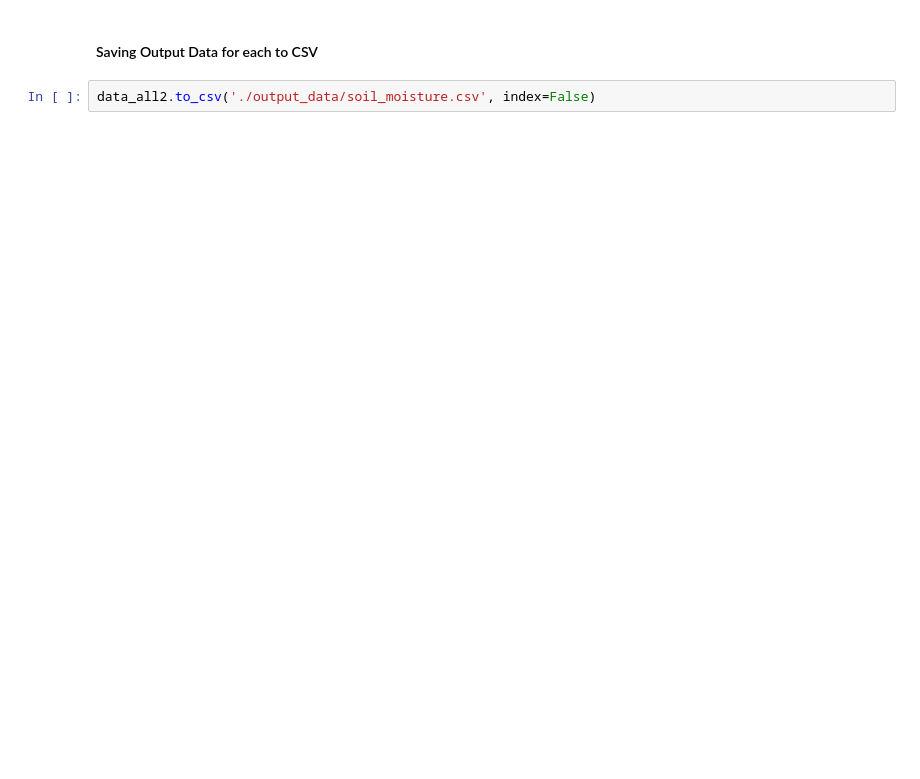
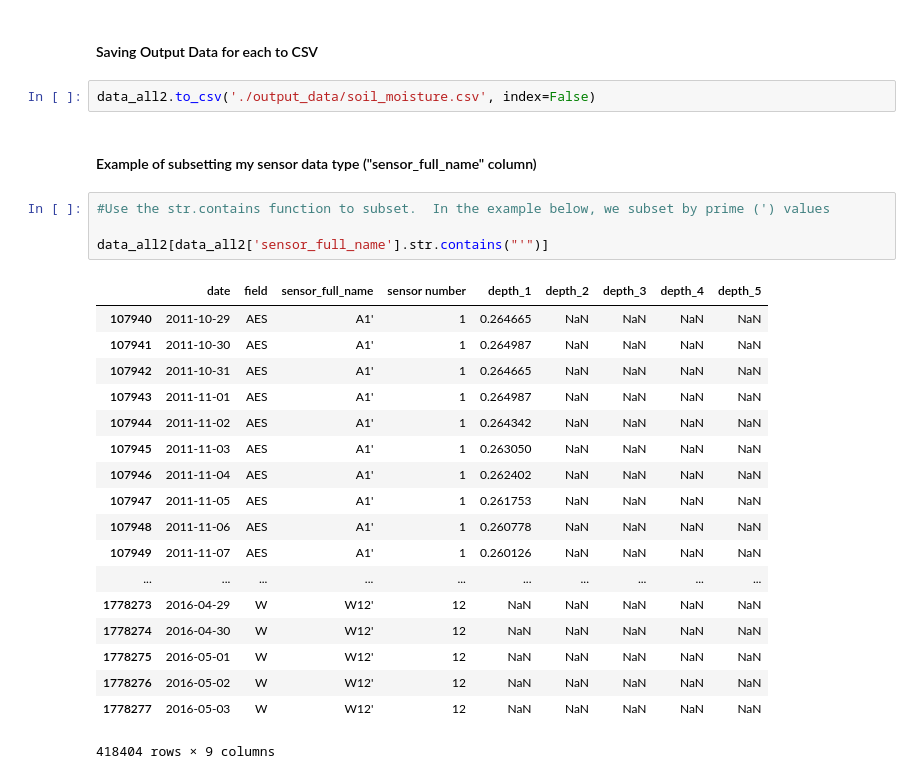
Before and after one commit to MichaelRGrant/HydroSatML, a Jupyter notebook: data/soil_moisture/soil_moisture_data_cleaning.ipynb, the cells around one changed output. Cells and saved outputs as stored; diff of their text form; blank space fills up the shorter version.

Commit message:
Updating Juptyer Script to include example of how to subset by sensor_full_name data type

```diff
--- a/data/soil_moisture/soil_moisture_data_cleaning.ipynb
+++ b/data/soil_moisture/soil_moisture_data_cleaning.ipynb
@@ -183,3 +205,28 @@ data_all2.head(5)
 #### Saving Output Data for each to CSV
 # %%
 data_all2.to_csv('./output_data/soil_moisture.csv', index=False)
+# %% [markdown]
+#### Example of subsetting my sensor data type ("sensor_full_name" column)
+# %%
+#Use the str.contains function to subset.  In the example below, we subset by prime (') values
+
+data_all2[data_all2['sensor_full_name'].str.contains("'")]
+# %% [output]
+|  | date | field | sensor_full_name | sensor number | depth_1 | depth_2 | depth_3 | depth_4 | depth_5 |
+| 107940 | 2011-10-29 | AES | A1' | 1 | 0.264665 | NaN | NaN | NaN | NaN |
+| 107941 | 2011-10-30 | AES | A1' | 1 | 0.264987 | NaN | NaN | NaN | NaN |
+| 107942 | 2011-10-31 | AES | A1' | 1 | 0.264665 | NaN | NaN | NaN | NaN |
+| 107943 | 2011-11-01 | AES | A1' | 1 | 0.264987 | NaN | NaN | NaN | NaN |
+| 107944 | 2011-11-02 | AES | A1' | 1 | 0.264342 | NaN | NaN | NaN | NaN |
+| 107945 | 2011-11-03 | AES | A1' | 1 | 0.263050 | NaN | NaN | NaN | NaN |
+| 107946 | 2011-11-04 | AES | A1' | 1 | 0.262402 | NaN | NaN | NaN | NaN |
+| 107947 | 2011-11-05 | AES | A1' | 1 | 0.261753 | NaN | NaN | NaN | NaN |
+| 107948 | 2011-11-06 | AES | A1' | 1 | 0.260778 | NaN | NaN | NaN | NaN |
+| 107949 | 2011-11-07 | AES | A1' | 1 | 0.260126 | NaN | NaN | NaN | NaN |
+| ... | ... | ... | ... | ... | ... | ... | ... | ... | ... |
+| 1778273 | 2016-04-29 | W | W12' | 12 | NaN | NaN | NaN | NaN | NaN |
+| 1778274 | 2016-04-30 | W | W12' | 12 | NaN | NaN | NaN | NaN | NaN |
+| 1778275 | 2016-05-01 | W | W12' | 12 | NaN | NaN | NaN | NaN | NaN |
+| 1778276 | 2016-05-02 | W | W12' | 12 | NaN | NaN | NaN | NaN | NaN |
+| 1778277 | 2016-05-03 | W | W12' | 12 | NaN | NaN | NaN | NaN | NaN |
+418404 rows × 9 columns
```
Also changed, not shown: parts of 2 cells of this notebook.
